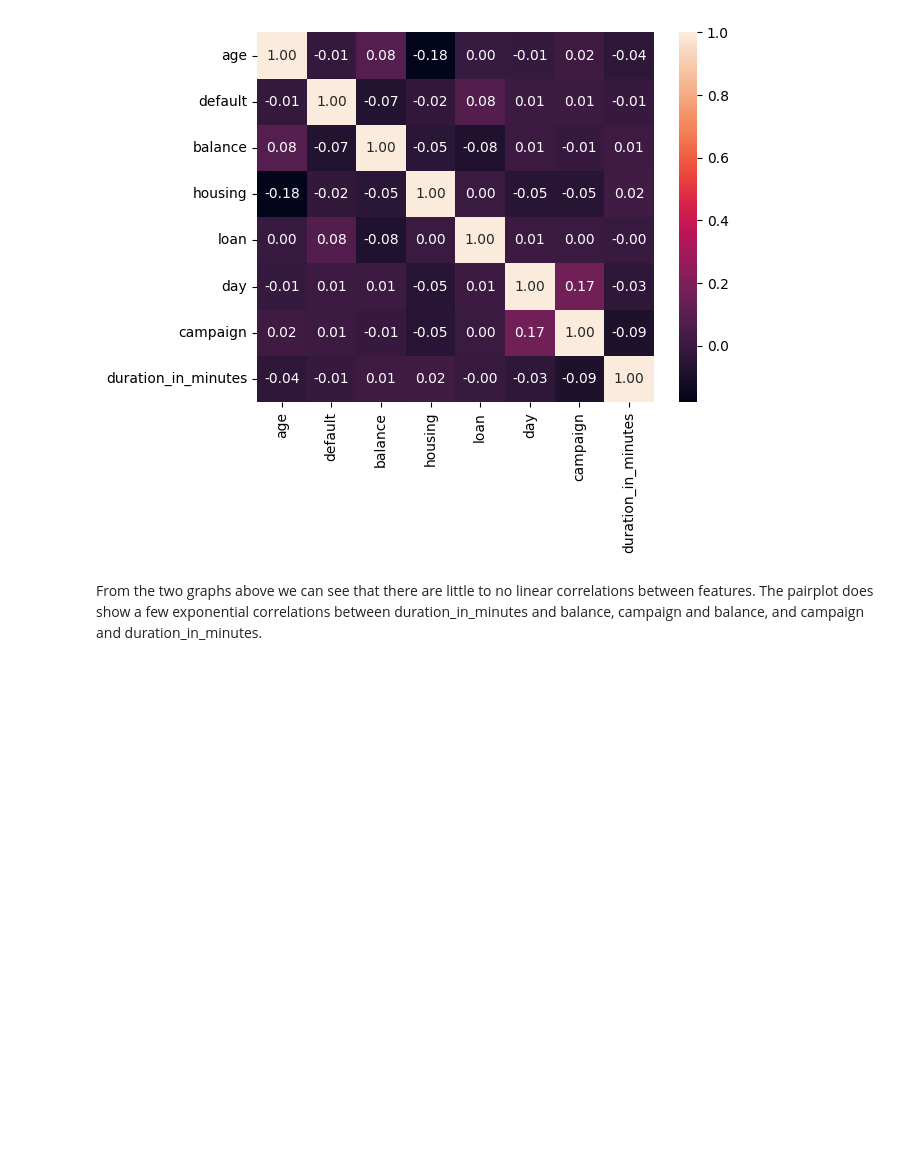
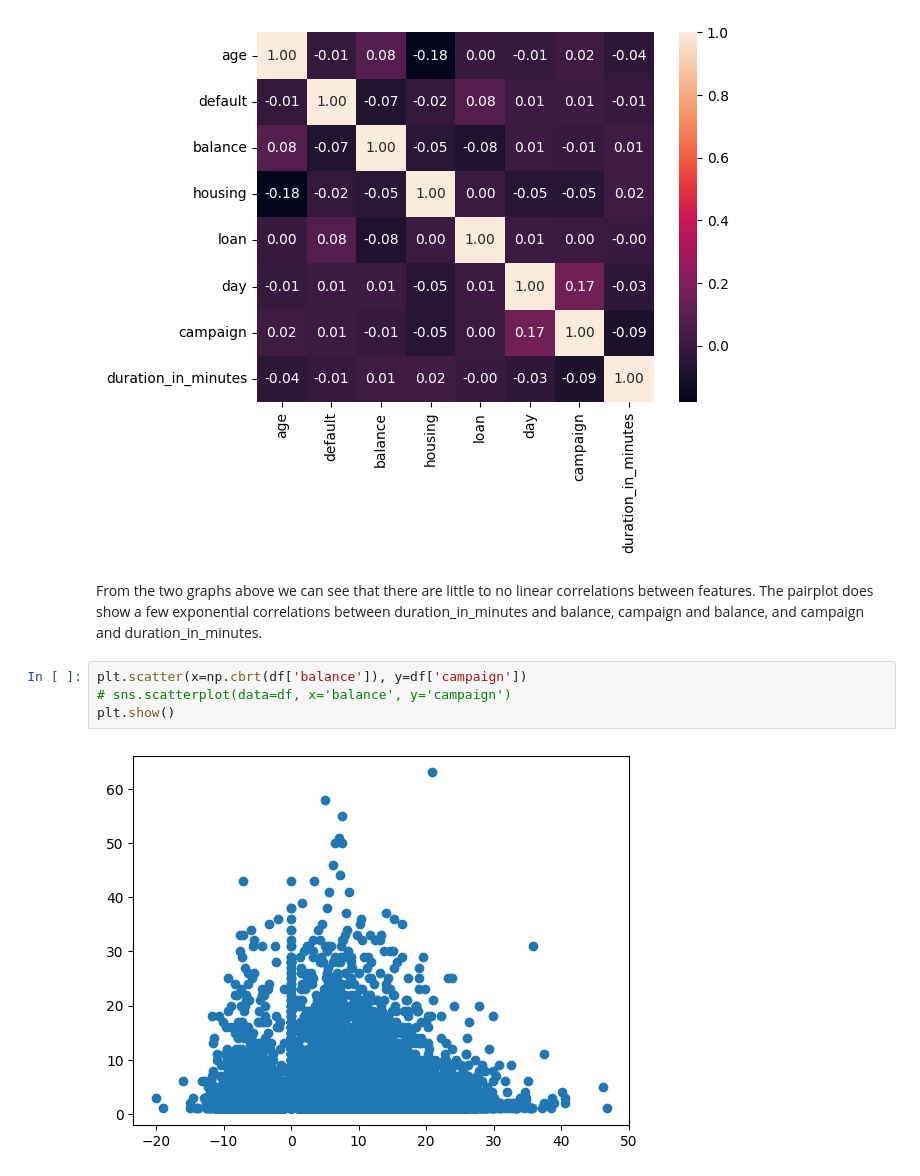
Before and after one commit to SmittyB00p/YeWM9P1Uy7KvrKRS, a Jupyter notebook: eda.ipynb, the cells around one changed output. Drawn from its saved outputs; the diff is of its cells as text; blank space fills up the shorter version.

```diff
--- a/eda.ipynb
+++ b/eda.ipynb
@@ -290,3 +373,9 @@ plt.show()
 [figure]
 # %% [markdown]
 From the two graphs above we can see that there are little to no linear correlations between features. The pairplot does show a few exponential correlations between duration_in_minutes and balance, campaign and balance, and campaign and duration_in_minutes.
+# %%
+plt.scatter(x=np.cbrt(df['balance']), y=df['campaign'])
+# sns.scatterplot(data=df, x='balance', y='campaign')
+plt.show()
+# %% [output]
+[figure, added]
```
Also changed, not shown: parts of 37 cells of this notebook.
